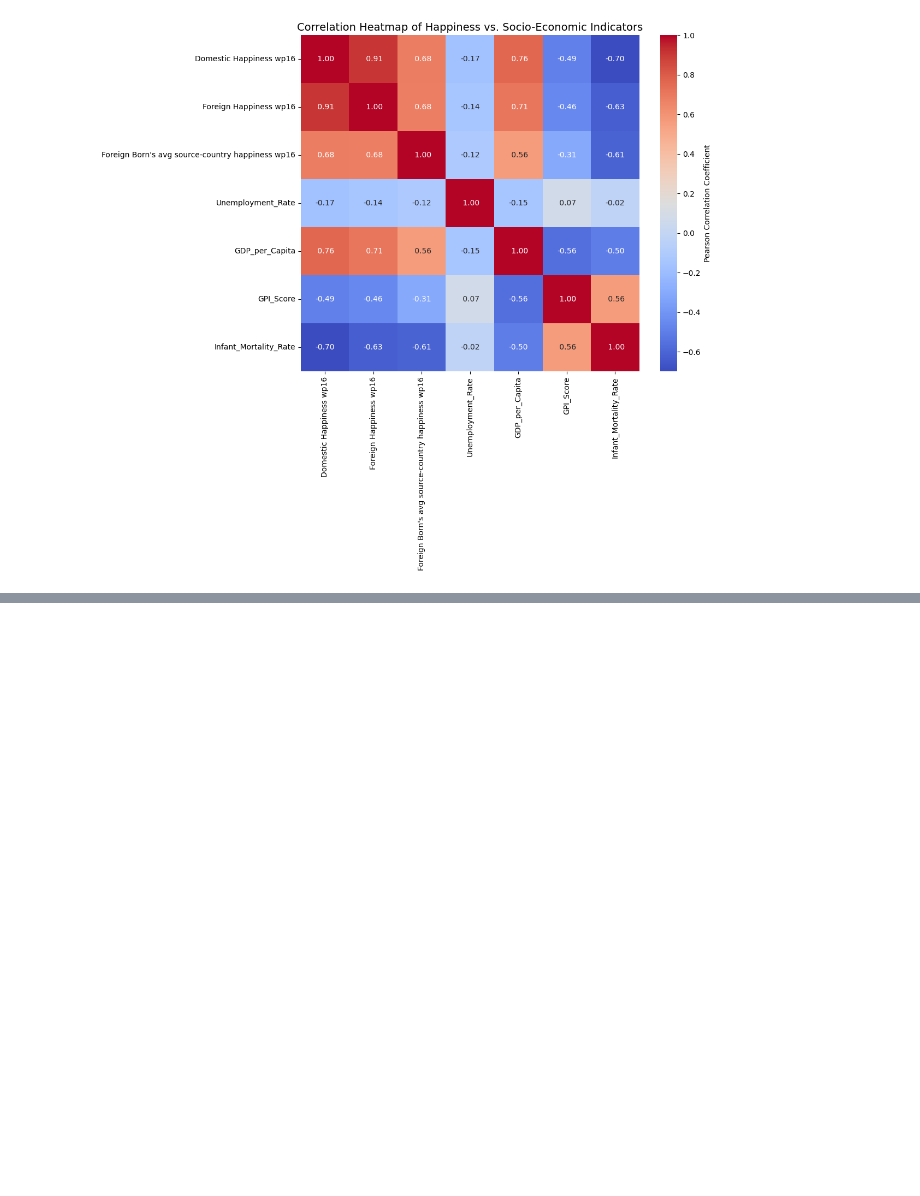
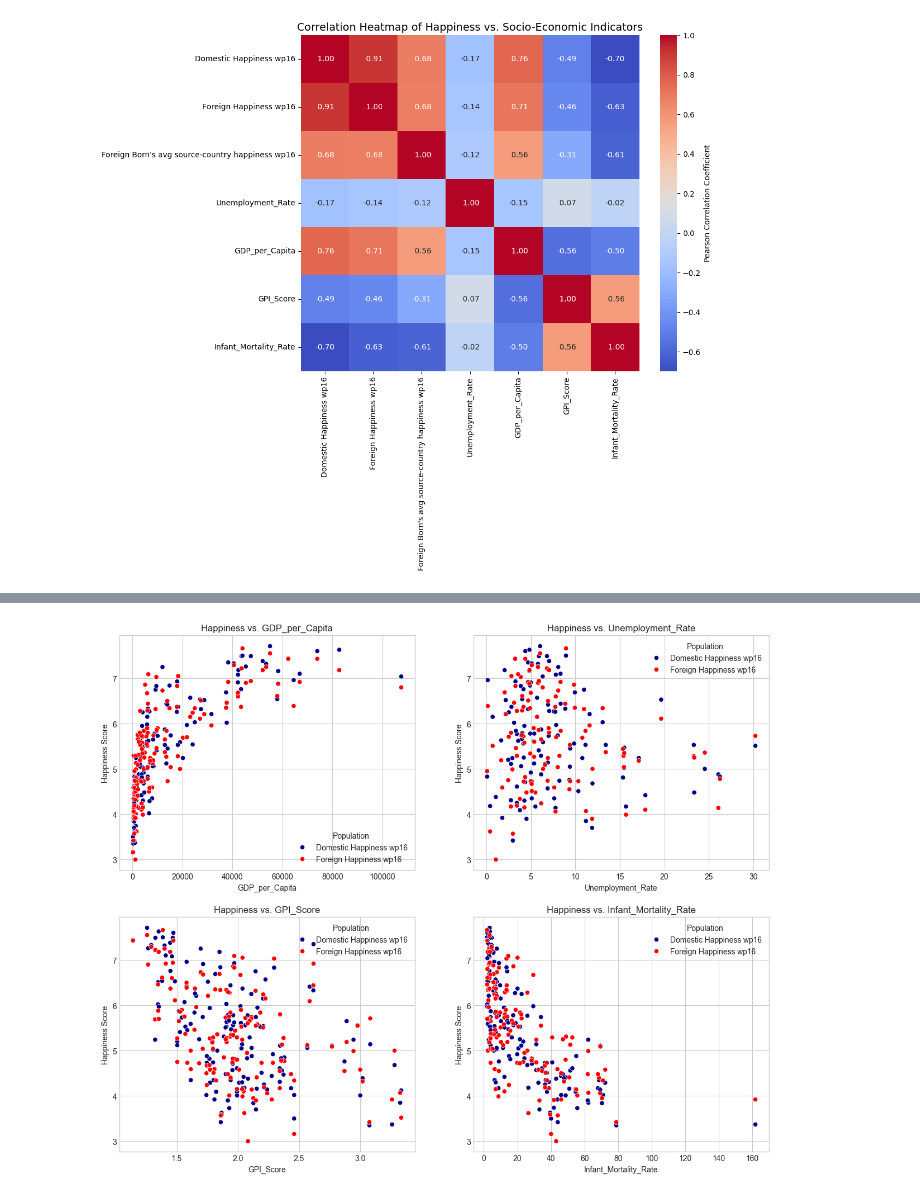
Before and after one commit to ahm4dsalah/WhereWouldIThriveAbroad, a Jupyter notebook: EDA.ipynb, the cells around one changed output, grey strips where cells are left out. Drawn from its saved outputs; the diff is of its cells as text; code cells hidden in the pictures; blank space fills up the shorter version.

```diff
--- a/EDA.ipynb
+++ b/EDA.ipynb
@@ -110,0 +128,37 @@ plt.show()
+# %%
+
+# Prepare data for comparative plotting (domestic vs. foreign happiness)
+df_plot = df_merge.melt(
+    id_vars = ['Country', 'GDP_per_Capita', 'Unemployment_Rate', 'GPI_Score', 'Infant_Mortality_Rate'],
+    value_vars=['Domestic Happiness wp16', 'Foreign Happiness wp16'],
+    var_name='Population_Type',
+    value_name='Happiness_Score'
+)
+
+# Define the predictors to plot
+predictors_to_plot = ['GDP_per_Capita', 'Unemployment_Rate', 'GPI_Score', 'Infant_Mortality_Rate']
+
+
+plt.style.use('seaborn-v0_8-whitegrid')
+fig, axes = plt.subplots(2, 2, figsize=(15, 12))
+axes = axes.flatten()
+
+for i, predictor in enumerate(predictors_to_plot):
+    sns.scatterplot(
+        data=df_plot,
+        x=predictor,
+        y='Happiness_Score',
+        hue='Population_Type',
+        ax=axes[i],
+        palette={'Domestic Happiness wp16': 'darkblue', 'Foreign Happiness wp16': 'red'}
+    )
+
+
+    axes[i].set_title(f'Happiness vs. {(predictor)}', fontsize=12)
+    axes[i].set_xlabel((predictor))
+    axes[i].set_ylabel('Happiness Score')
+    axes[i].legend(title='Population')
+
+plt.show()
+# %% [output]
+[figure, added]
```
Also changed, not shown: parts of 3 cells of this notebook, 2 other files.
